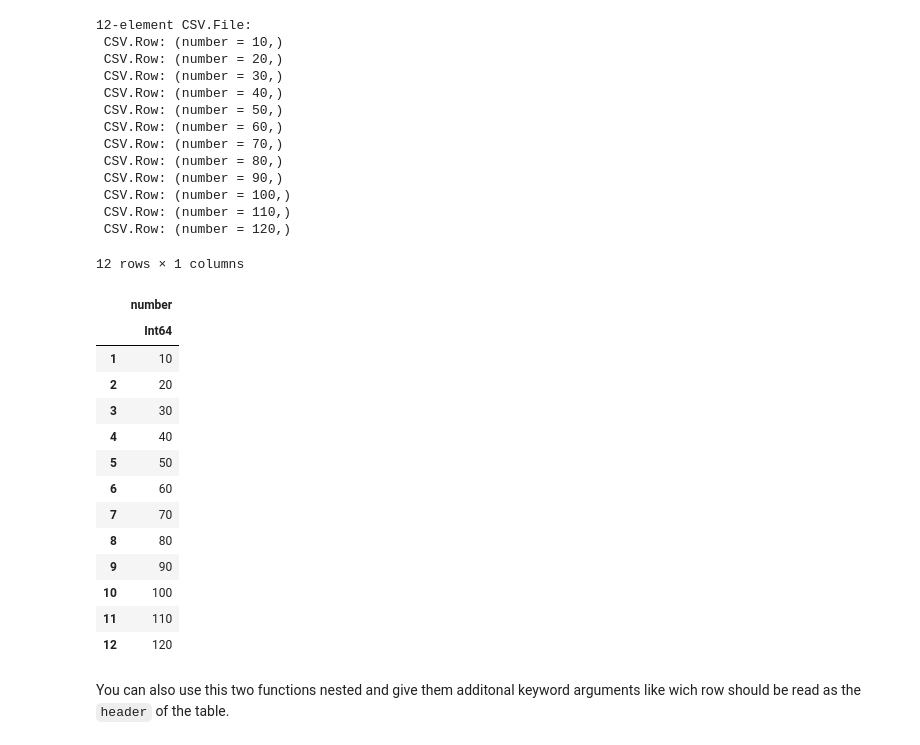
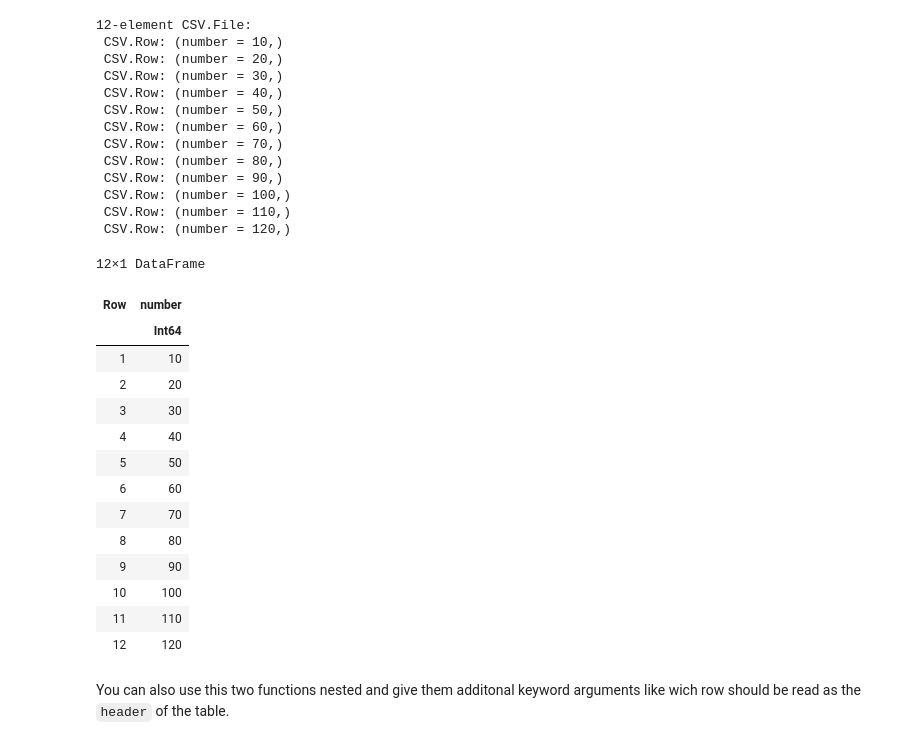
Before and after one commit to AndreasKuhn-ak/WS2022_Julia, a Jupyter notebook: Part_7_Import_Export/Julia_Import_Export.ipynb, the cells around one changed output. Cells and saved outputs as stored; diff of their text form; code cells hidden in the pictures.

```diff
--- a/Part_7_Import_Export/Julia_Import_Export.ipynb
+++ b/Part_7_Import_Export/Julia_Import_Export.ipynb
@@ -448,10 +509,10 @@ numbers_table = CSV.File("numbers.csv")
  CSV.Row: (number = 110,)
  CSV.Row: (number = 120,)
 # %%
-numers_df = DataFrame(numbers_table)
+numbers_df = DataFrame(numbers_table)
 # %% [output]
-12 rows × 1 columns
+12×1 DataFrame
-|  | number |
+| Row | number |
 |  | Int64 |
 | 1 | 10 |
 | 2 | 20 |
```
Also changed, not shown: parts of 59 cells of this notebook, 24 other files.
